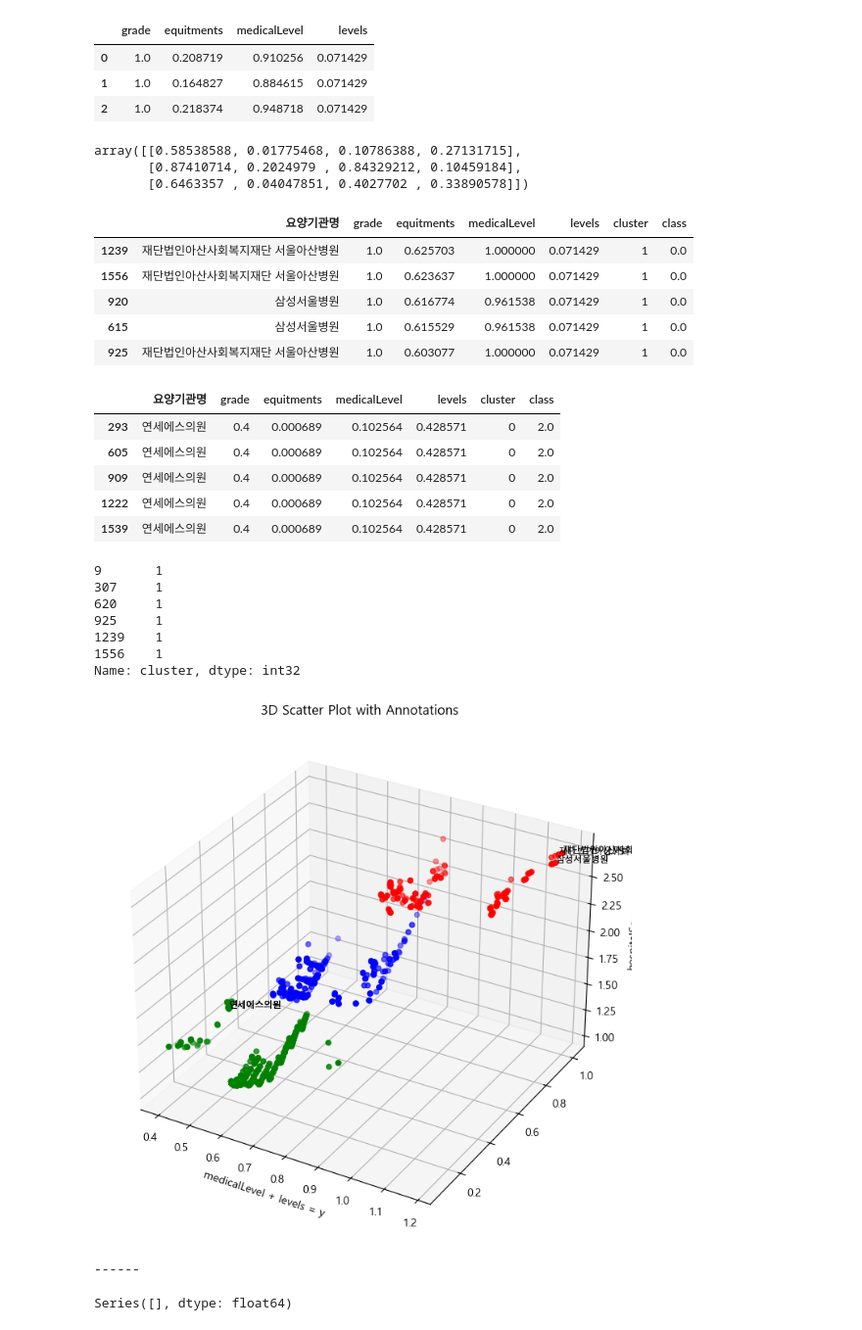
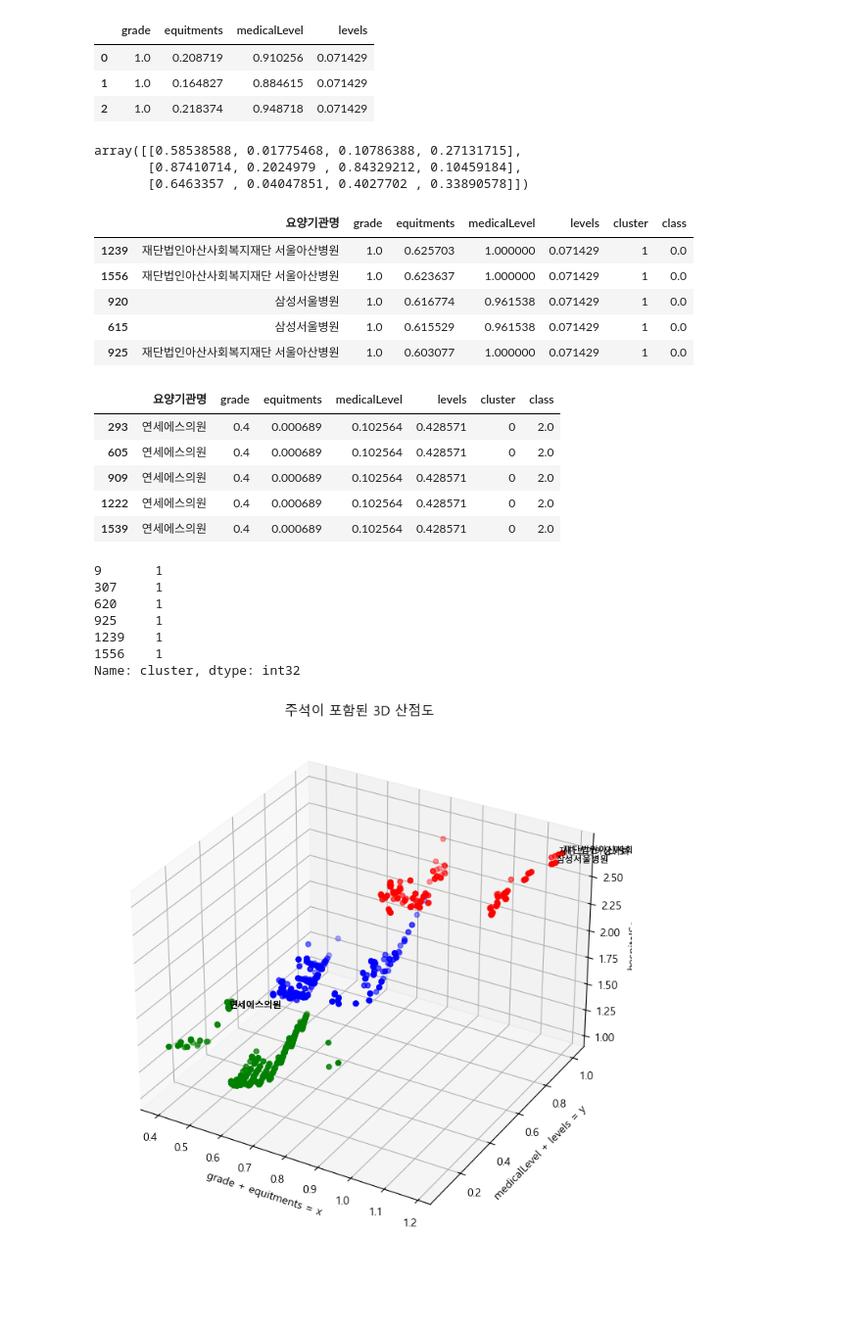
Before and after one commit to fenpon/Machine-Learning-Project1, a Jupyter notebook: hospitalModel.ipynb, the cells around one changed output. Shown at 98% size. Drawn from its saved outputs; the diff is of its cells as text; code cells hidden in the pictures; blank space fills up the shorter version.

```diff
--- a/hospitalModel.ipynb
+++ b/hospitalModel.ipynb
@@ -505,8 +542,9 @@ trainDf.head(3)
 # %%
 from sklearn.cluster import KMeans
 import matplotlib.pyplot as plt
+import pandas as pd
 import numpy as np
-import math
+
 
 classes = ['상','중','하']
 colors = ['b','g','r']
@@ -550,6 +588,11 @@ merged_df["hospitalScore"] = manhattan_distances_from_origin[merged_df['cluster'
 # x, y, z 축 데이터 설정
 
 colPlot = ['grade','equitments','medicalLevel','levels']
+top = merged_df.nlargest(5, ['grade','equitments','medicalLevel','levels','class'])
+bottom = merged_df.nsmallest(5, ['grade','equitments','medicalLevel','levels','class'])
+
+display(top[['요양기관명','grade','equitments','medicalLevel','levels','cluster','class']])
+display(bottom[['요양기관명','grade','equitments','medicalLevel','levels','cluster','class']])
 
 #의료 품질관련 지표가 필요할듯
 #평가가 안된 작은 의원이 많아 이를 세세하게평가하려면 건강보험 당가등을 봐야할듯
@@ -557,58 +600,7 @@ colPlot = ['grade','equitments','medicalLevel','levels']
 color_map = [colors[int(cls) - 1] for cls in merged_df['class']]  # 클래스가 1부터 시작하므로 -1
 
 
-fig = plt.figure(figsize=(10, 7))  # 가로 크기를 늘림
-ax = fig.add_subplot(111, projection='3d')
-# 산점도 그리기
-ax.scatter(
-    np.sqrt(merged_df[colPlot[0]]**2 + merged_df[colPlot[1]]**2),
-    np.sqrt(merged_df[colPlot[2]]**2 + merged_df[colPlot[3]]**2),
-    merged_df["hospitalScore"],  # z 축에 hospitalScore 사용
-    c=color_map, marker='o'
-)
-# 각 점에 이름 표시
-
-top = merged_df.nlargest(5, ['grade','equitments','medicalLevel','levels','class'])
-bottom = merged_df.nsmallest(5, ['grade','equitments','medicalLevel','levels','class'])
-
-display(top[['요양기관명','grade','equitments','medicalLevel','levels','cluster','class']])
-display(bottom[['요양기관명','grade','equitments','medicalLevel','levels','cluster','class']])
-
-
-for idx, row in pd.concat([top, bottom]).iterrows():
-    # 2축씩 차원 축소로 4차원 데이터 나타냄
-    x_coord = np.sqrt(merged_df[colPlot[0]].iloc[idx]**2 + merged_df[colPlot[1]].iloc[idx]**2)
-    y_coord = np.sqrt(merged_df[colPlot[2]].iloc[idx]**2 + merged_df[colPlot[3]].iloc[idx]**2)
-
-    ax.text(
-        x_coord,
-        y_coord,
-        row['hospitalScore'],  # z 좌표에 hospitalScore 사용
-        row['요양기관명'],
-        fontsize=8  # 텍스트 크기 조정 가능
-    )
-
-
-
-print(merged_df.loc[merged_df['요양기관명'] == '재단법인아산사회복지재단 서울아산병원','cluster' ])
-
-# 축 레이블 추가
-ax.set_xlabel(colPlot[0] + " + "+colPlot[1] + " = x" )
-ax.set_xlabel(colPlot[2] + " + "+colPlot[3] + " = y" )
-ax.set_zlabel("hospitalScore")
-
-
-# 제목 추가
-ax.set_title('3D Scatter Plot with Annotations')
-
-# 그래프 출력
-plt.tight_layout()
-plt.show()
-
-#mergeMainDf.sort_values(by='cluster', ascending=False)
-print("------")
-middle = merged_df[merged_df['class'] == '중']
-display(middle['DistanceToCenter'] + middle["hospitalScore"])
+look3D(merged_df,colPlot,[top, bottom],color_map)
 
 
 # 산점도 그리기
@@ -635,35 +627,33 @@ plt.ylabel(colPlot[2] + " + "+colPlot[3] + " = y" )
 plt.yticks(np.arange(1, 3))  #  y축에 클러스트 넘버
 plt.grid()
 plt.tight_layout()
 plt.show()
 
 
 merged_df.to_csv('./export/hospital/2021_2024_09_trainDatas.csv', index=False, encoding='utf-8')  # index=False로 행 번호 제외
 # %% [output]
 array([[0.58538588, 0.01775468, 0.10786388, 0.27131715],
        [0.87410714, 0.2024979 , 0.84329212, 0.10459184],
        [0.6463357 , 0.04047851, 0.4027702 , 0.33890578]])
 |  | 요양기관명 | grade | equitments | medicalLevel | levels | cluster | class |
 | 1239 | 재단법인아산사회복지재단 서울아산병원 | 1.0 | 0.625703 | 1.000000 | 0.071429 | 1 | 0.0 |
 | 1556 | 재단법인아산사회복지재단 서울아산병원 | 1.0 | 0.623637 | 1.000000 | 0.071429 | 1 | 0.0 |
 | 920 | 삼성서울병원 | 1.0 | 0.616774 | 0.961538 | 0.071429 | 1 | 0.0 |
 | 615 | 삼성서울병원 | 1.0 | 0.615529 | 0.961538 | 0.071429 | 1 | 0.0 |
 | 925 | 재단법인아산사회복지재단 서울아산병원 | 1.0 | 0.603077 | 1.000000 | 0.071429 | 1 | 0.0 |
 |  | 요양기관명 | grade | equitments | medicalLevel | levels | cluster | class |
 | 293 | 연세에스의원 | 0.4 | 0.000689 | 0.102564 | 0.428571 | 0 | 2.0 |
 | 605 | 연세에스의원 | 0.4 | 0.000689 | 0.102564 | 0.428571 | 0 | 2.0 |
 | 909 | 연세에스의원 | 0.4 | 0.000689 | 0.102564 | 0.428571 | 0 | 2.0 |
 | 1222 | 연세에스의원 | 0.4 | 0.000689 | 0.102564 | 0.428571 | 0 | 2.0 |
 | 1539 | 연세에스의원 | 0.4 | 0.000689 | 0.102564 | 0.428571 | 0 | 2.0 |
 9       1
 307     1
 620     1
 925     1
 1239    1
 1556    1
 Name: cluster, dtype: int32
-[figure, old version]
+[figure, new version]
-------
-Series([], dtype: float64)
 [figure]
 [figure]
```
Also changed, not shown: parts of 3 cells of this notebook, 4 other files.
